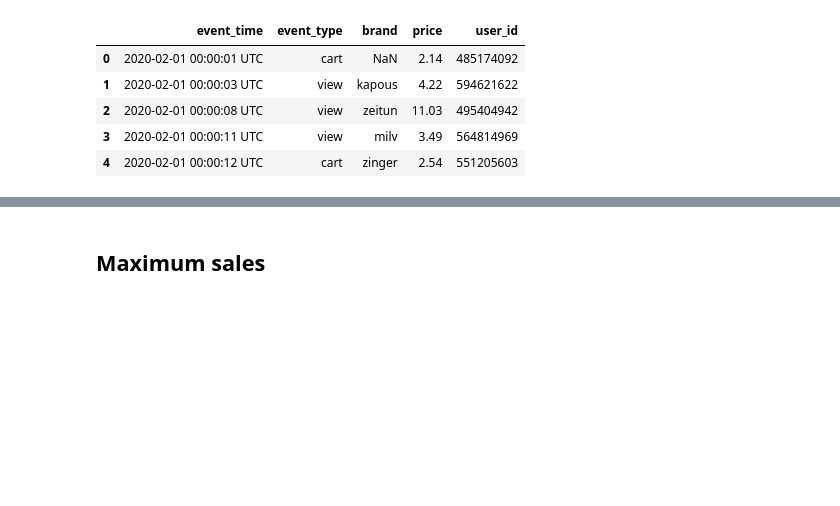
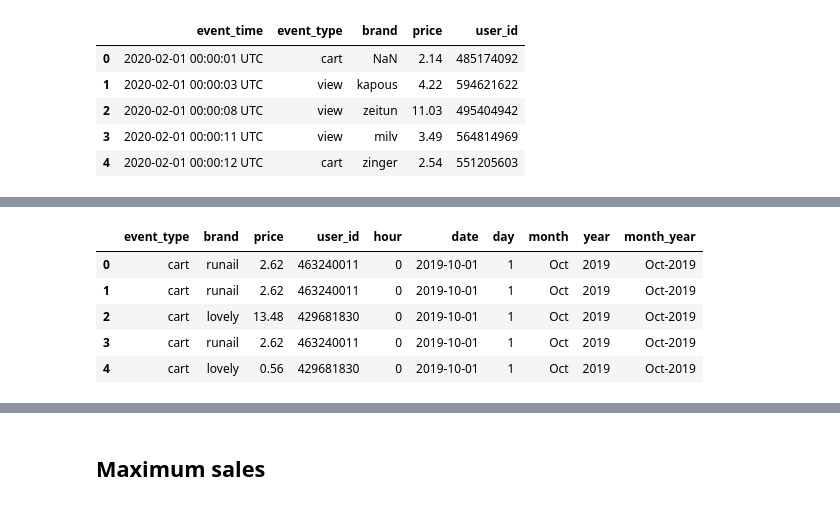
Before and after one commit to rksin8/customer_analysis, a Jupyter notebook: Customer Analysis for Ecommerce.ipynb, the cells around one changed output, grey strips where cells are left out. Cells and saved outputs as stored; diff of their text form; code cells hidden in the pictures; blank space fills up the shorter version.

```diff
--- a/Customer Analysis for Ecommerce.ipynb
+++ b/Customer Analysis for Ecommerce.ipynb
@@ -93,0 +115,7 @@ memory usage: 156.5+ MB
+# %%
+# Date time split
+#df1 = split_event_type(df_oct)
+df2 = split_event_type(df_nov)
+df3 = split_event_type(df_dec)
+df4 = split_event_type(df_jan)
+df5 = split_event_type(df_feb)
@@ -93,0 +124,3 @@ memory usage: 156.5+ MB
+# %%
+# join all data to make a big data
+all_data = pd.concat([df1,df2,df3,df4,df5],ignore_index=True)
@@ -93,0 +142,2 @@ memory usage: 156.5+ MB
+# %%
+cleaned_data = all_data.copy()
@@ -93,0 +153,9 @@ memory usage: 156.5+ MB
+# %%
+cleaned_data.head()
+# %% [output]
+|  | event_type | brand | price | user_id | hour | date | day | month | year | month_year |
+| 0 | cart | runail | 2.62 | 463240011 | 0 | 2019-10-01 | 1 | Oct | 2019 | Oct-2019 |
+| 1 | cart | runail | 2.62 | 463240011 | 0 | 2019-10-01 | 1 | Oct | 2019 | Oct-2019 |
+| 2 | cart | lovely | 13.48 | 429681830 | 0 | 2019-10-01 | 1 | Oct | 2019 | Oct-2019 |
+| 3 | cart | runail | 2.62 | 463240011 | 0 | 2019-10-01 | 1 | Oct | 2019 | Oct-2019 |
+| 4 | cart | lovely | 0.56 | 429681830 | 0 | 2019-10-01 | 1 | Oct | 2019 | Oct-2019 |
```
Also changed, not shown: parts of 146 cells of this notebook, 7 other files.
